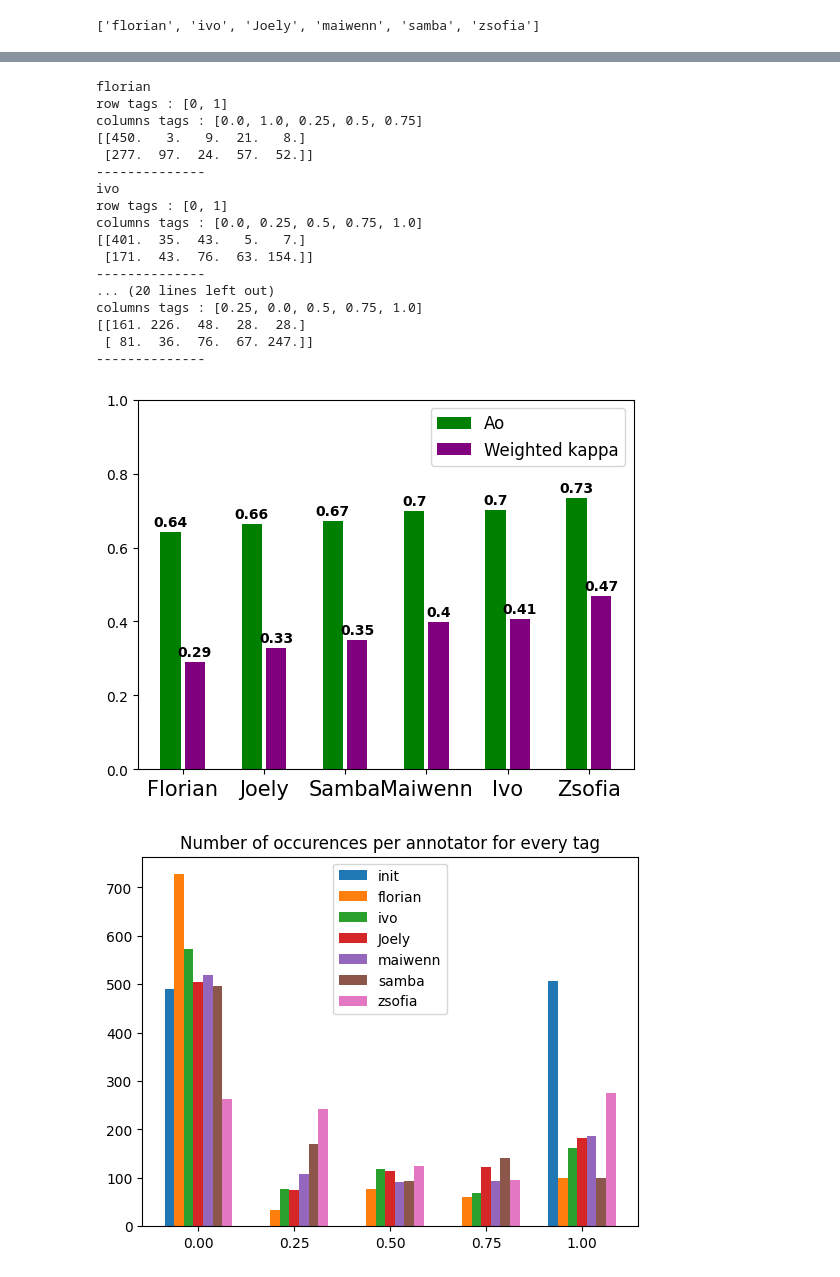
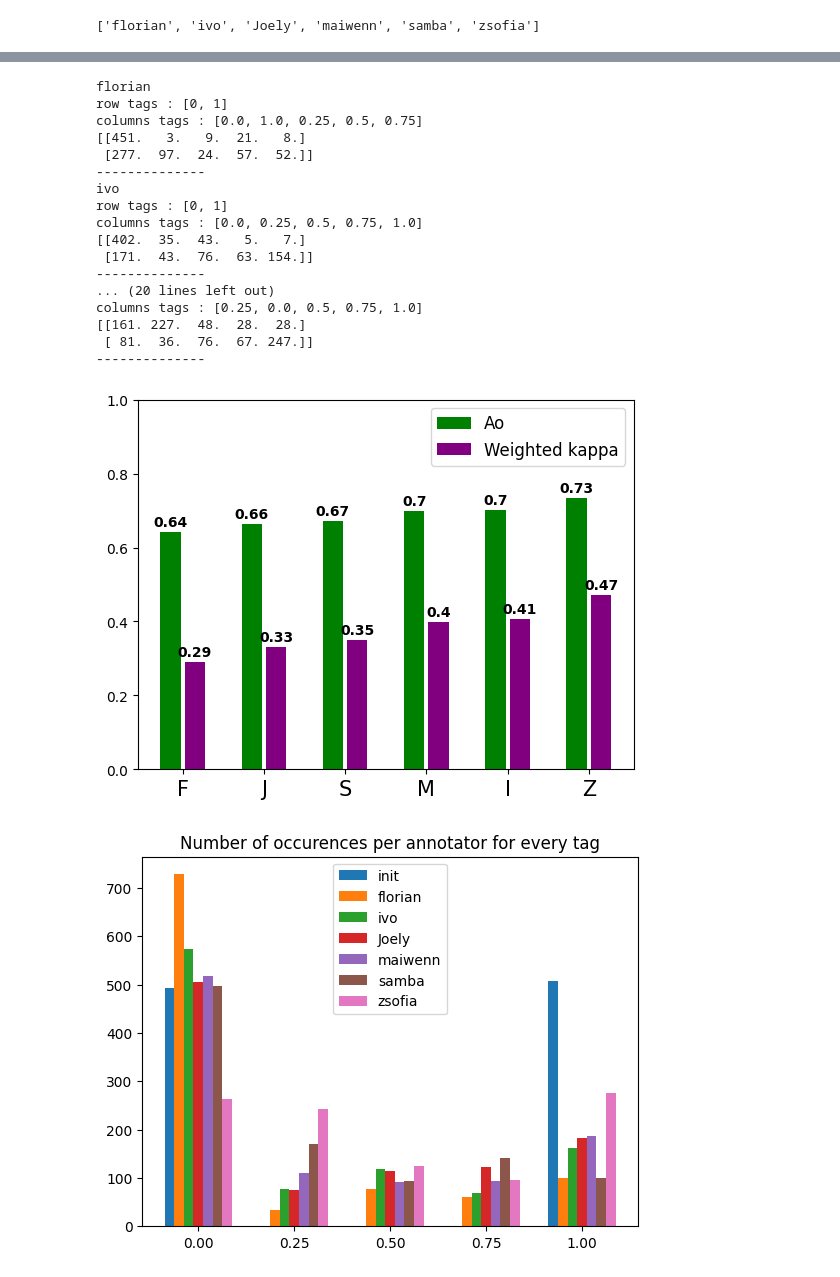
Before and after one commit to zsoflo/sarcasm, a Jupyter notebook: annotations/src/annotation_analysis_compare_inital.ipynb, the cells around one changed output, grey strips where cells are left out. Saved outputs shown, nothing was run; the diff lists cells and outputs as text; code cells hidden in the pictures.

```diff
--- a/annotations/src/annotation_analysis_compare_inital.ipynb
+++ b/annotations/src/annotation_analysis_compare_inital.ipynb
@@ -31,3 +31,6 @@ C:\Users\hfall\Documents\M1_TAL_IDMC\Cours\S7\Projet\annotation\annot_30102024\J
 C:\Users\hfall\Documents\M1_TAL_IDMC\Cours\S7\Projet\annotation\annot_30102024\maiwenn_27102024.csv
 C:\Users\hfall\Documents\M1_TAL_IDMC\Cours\S7\Projet\annotation\annot_30102024\samba_28102024.csv
 C:\Users\hfall\Documents\M1_TAL_IDMC\Cours\S7\Projet\annotation\annot_30102024\zsofia_30102024.csv
+# %%
+for annot, df in annotations.items() :
+    print(f"{len(df)} annotations available for {annot}")
@@ -54,9 +65,18 @@ for ann, df in joined.items() :
     annotated_ID[ann] = list(df[~df["annotation"].isna()]["ID"])
 # %%
 # 'common_annotated_ids' is the set of all the IDs of the tweets that were annotated by everyone
+# diffs stores the IDs that are exclusive to one annotator
 common_annotated_ids = None
+diffs = dict()
 for ann, ids in annotated_ID.items() :
     if common_annotated_ids is None :
         common_annotated_ids = set(ids)
+        diffs[ann] = set()
     else :
+        previous = common_annotated_ids.copy()
         common_annotated_ids = common_annotated_ids.intersection(ids)
+        diffs[ann] = previous.difference(common_annotated_ids)
+
+# Displaying of diffs to make sure everyone annotated the same tweets
+for ann, subset in diffs.items() :
+    print(f"Difference for {ann} : {subset}")
@@ -170,38 +197,38 @@ for key, df_limited in joined_limited.items() :
     res = weighted_kappa(df_limited)
     keys.append(key)
     aos.append(res["Ao"])
     kappas.append(res["kappa"])
 
 kappas, aos, keys = all_sorted(kappas, aos, keys)
 
 x = np.array(range(len(keys)))
 bar = plt.bar(x - 0.15, aos, width=0.25, label="Ao", color="green")
 plt.bar_label(bar, labels=[round(x,2) for x in aos], padding=2, weight='bold')
 bar = plt.bar(x + 0.15, kappas, width=0.25, label="Weighted kappa", color="purple")
 plt.bar_label(bar, labels=[round(x,2) for x in kappas], padding=2, weight='bold')
-plt.xticks(x, [x[0].upper() + x[1:].lower() for x in keys], fontsize=15)
+plt.xticks(x, [x[0].upper() for x in keys], fontsize=15)
 plt.ylim([0,1])
 plt.legend(prop={'size':12})
 plt.show()
 # %% [output]
 florian
 row tags : [0, 1]
 columns tags : [0.0, 1.0, 0.25, 0.5, 0.75]
-[[450.   3.   9.  21.   8.]
+[[451.   3.   9.  21.   8.]
  [277.  97.  24.  57.  52.]]
 --------------
 ivo
 row tags : [0, 1]
 columns tags : [0.0, 0.25, 0.5, 0.75, 1.0]
-[[401.  35.  43.   5.   7.]
+[[402.  35.  43.   5.   7.]
  [171.  43.  76.  63. 154.]]
 --------------
 ... (20 lines left out)
 columns tags : [0.25, 0.0, 0.5, 0.75, 1.0]
-[[161. 226.  48.  28.  28.]
+[[161. 227.  48.  28.  28.]
  [ 81.  36.  76.  67. 247.]]
 --------------
-[figure, old version]
+[figure, new version]
 # %%
 # Other plots
 
```
Also changed, not shown: parts of 3 cells of this notebook.
